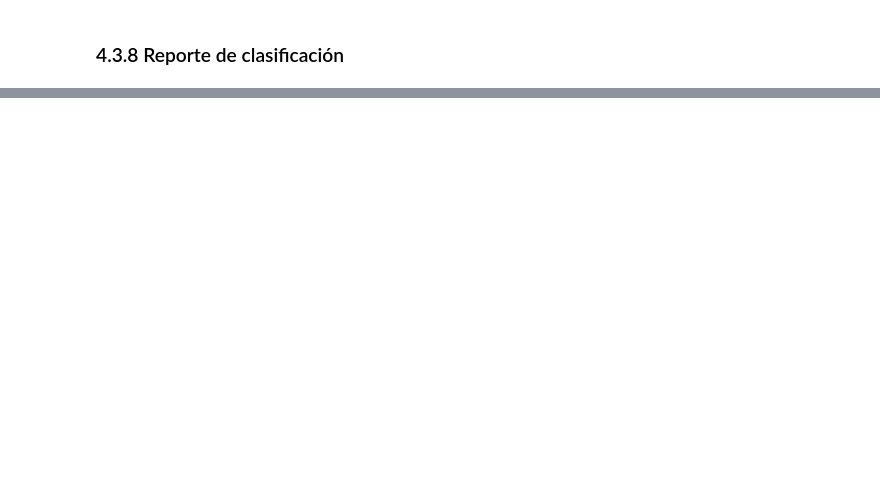
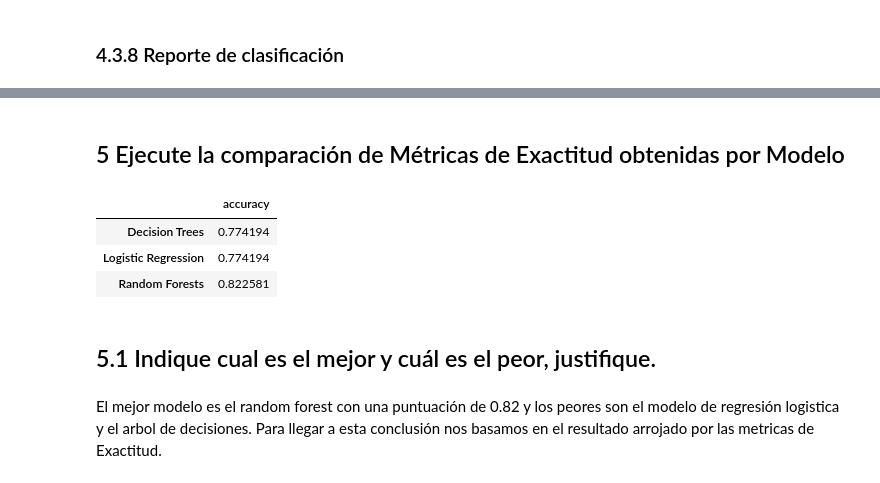
Before and after one commit to notGabo/ET_MachineLearning, a Jupyter notebook: et_ml.ipynb, the cells around one changed output, grey strips where cells are left out. Cells and saved outputs as stored; diff of their text form; code cells hidden in the pictures; blank space fills up the shorter version.

```diff
--- a/et_ml.ipynb
+++ b/et_ml.ipynb
@@ -657,0 +636,25 @@ weighted avg       0.82      0.82      0.82        62
+# %% [markdown]
+## 5 Ejecute la comparación de Métricas de Exactitud obtenidas por Modelo
+# %%
+precision = []
+tipos = ['Decision Trees', 'Logistic Regression', 'Random Forests']
+modelos = [DecisionTreeClassifier(max_depth=3, random_state=0), LogisticRegression(), RandomForestClassifier(n_estimators=100,
+random_state=0)]
+for i in modelos:
+ model = i
+ model.fit(X_train, Y_train_binary)
+ score = model.score(X_test, Y_test_binary)
+ precision.append(score)
+# %%
+resumen = pd.DataFrame({'accuracy':precision}, index=tipos)
+resumen
+# %% [output]
+|  | accuracy |
+| Decision Trees | 0.774194 |
+| Logistic Regression | 0.774194 |
+| Random Forests | 0.822581 |
+# %% [markdown]
+##  5.1 Indique cual es el mejor y cuál es el peor, justifique.
+# %% [markdown]
+El mejor modelo es el random forest con una puntuación de 0.82 y los peores son el modelo de regresión logistica y el arbol de decisiones.
+Para llegar a esta conclusión nos basamos en el resultado arrojado por las metricas de Exactitud.
```
Also changed, not shown: parts of 5 cells of this notebook.
